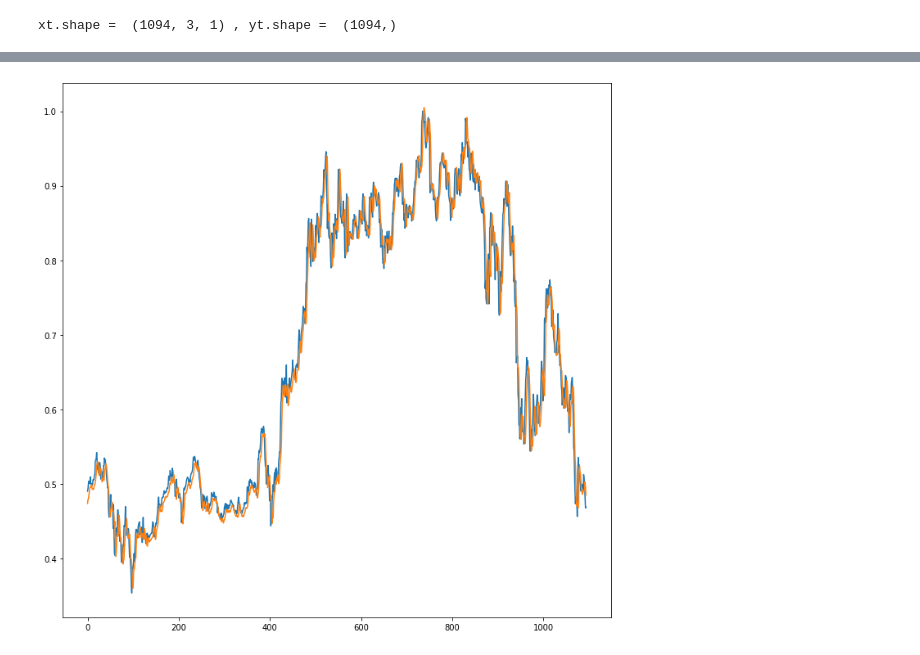
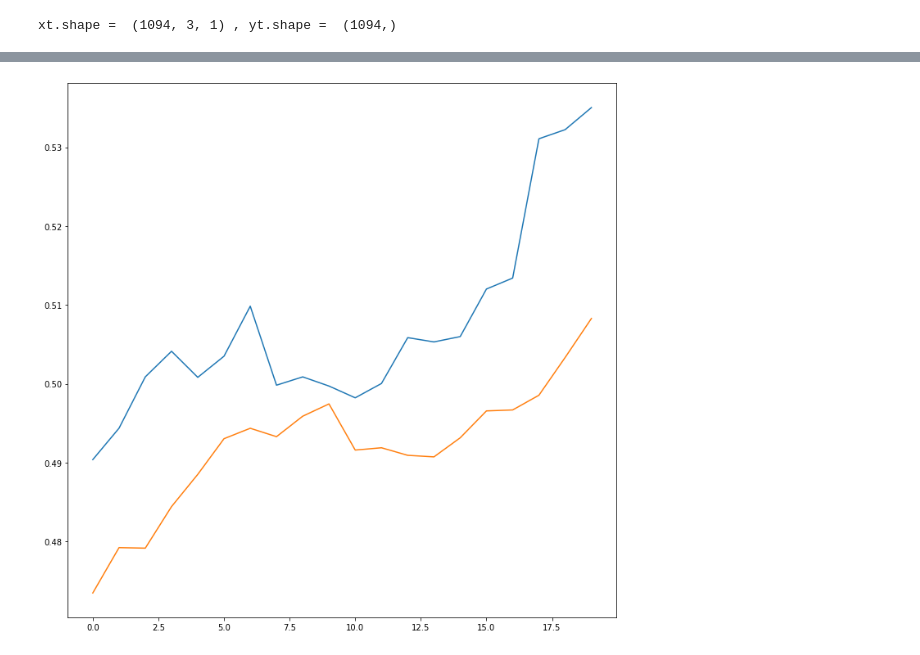
Before and after one commit to da4nik08/ML, a Jupyter notebook: LSTM.ipynb, the cells around one changed output, grey strips where cells are left out. Cells and saved outputs as stored; diff of their text form; code cells hidden in the pictures.

```diff
--- a/LSTM.ipynb
+++ b/LSTM.ipynb
@@ -127,10 +127,13 @@ xt.shape =  (1094, 3, 1) , yt.shape =  (1094,)
 # %%
 def long_short_term_memory_model(alpha=0.2):
     model = tf.keras.Sequential()
-    model.add(layers.Conv1D(32, 5, activation='relu', strides=1, padding='causal', input_shape=[3, 1]))
+    model.add(layers.Conv1D(64, 5, activation='relu', strides=1, padding='causal', input_shape=[3, 1]))
     model.add(layers.Dropout(alpha))
 
-    model.add(layers.LSTM(64, return_sequences=True))
+    model.add(layers.LSTM(128, return_sequences=True))
+    model.add(layers.Dropout(alpha))
+
+    model.add(layers.LSTM(128, return_sequences=True))
     model.add(layers.Dropout(alpha))
 
     model.add(layers.LSTM(64))
@@ -165,5 +168,5 @@ opt_adam = tf.keras.optimizers.Adam(learning_rate=0.0005)
 
 model.compile(optimizer=opt_adam, loss=defined_loss, metrics=defined_metrics)
 # %%
-history = model.fit(x_train, y_train, epochs=40, batch_size=1024, validation_data=(x_test, y_test))
+history = model.fit(x_train, y_train, epochs=60, batch_size=1024, validation_data=(x_test, y_test))
 # %% [output]
@@ -191,8 +194,8 @@ output = model.predict(x_test)
 # %%
 plt.figure(figsize=(12, 12))
 
-plt.plot(y_test)
-plt.plot(output)
+plt.plot(y_test[:20])
+plt.plot(output[:20])
 plt.show()
 # %% [output]
-[figure, old version]
+[figure, new version]
```
Also changed, not shown: parts of 6 cells of this notebook.
